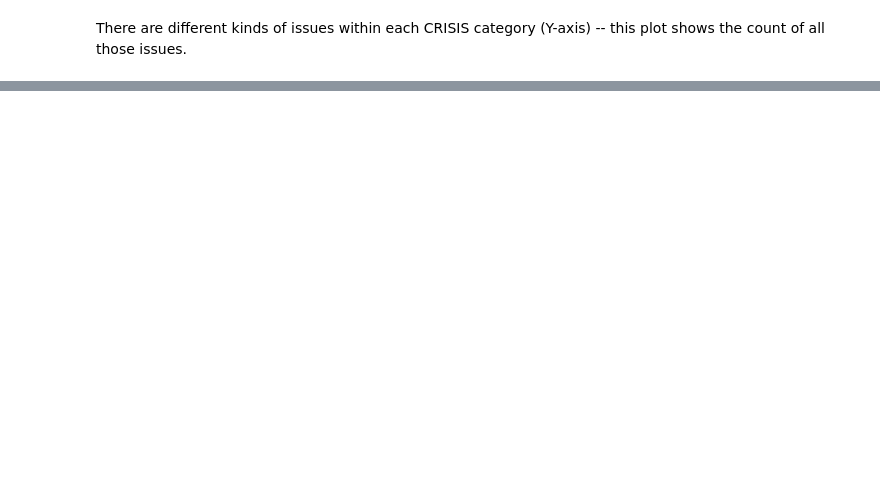
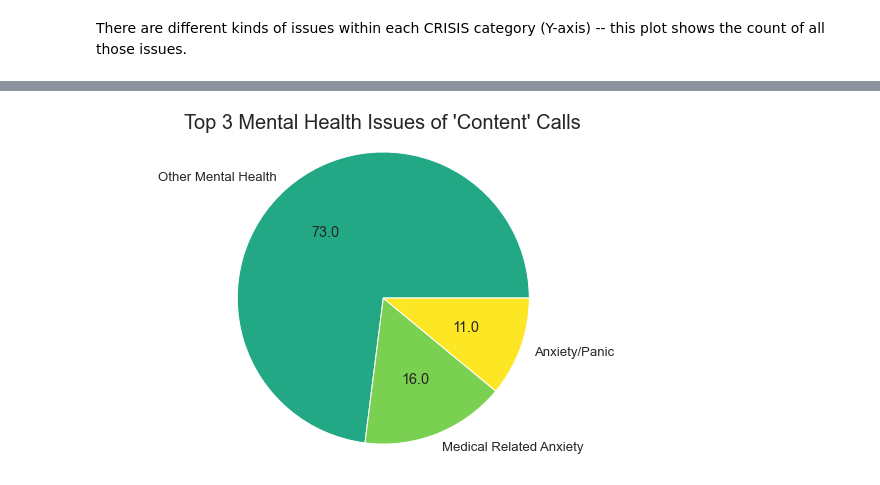
Before and after one commit to NSS-Data-Analytics-Cohort-6/fcs-crisis-data-campers, a Jupyter notebook: notebooks/FCS_project_datacampers.ipynb, the cells around one changed output, grey strips where cells are left out. Saved outputs shown, nothing was run; the diff lists cells and outputs as text; code cells hidden in the pictures; blank space fills up the shorter version.

```diff
--- a/notebooks/FCS_project_datacampers.ipynb
+++ b/notebooks/FCS_project_datacampers.ipynb
@@ -502,0 +774,16 @@ plt.title('Top 5 Emotional State Issues', fontsize=30);
+# %%
+# DO NOT USE this exists solely for me to practice making a pie chart in plt
+labels = 'Other Mental Health', 'Medical Related Anxiety', 'Anxiety/Panic'
+sizes = np.array([73, 16, 11])
+colors = ['#22a884', '#7ad151', '#fde725']
+
+def absolute_value(val):
+    a  = np.round(val/100.*sizes.sum(), 0)
+    return a
+plt.figure(figsize=(10, 6))
+plt.pie(sizes, labels=labels, colors=colors,
+        autopct=absolute_value)
+plt.title("Top 3 Mental Health Issues of 'Content' Calls", fontsize=20)
+plt.axis('equal');
+# %% [output]
+[figure, added]
```
Also changed, not shown: parts of 90 cells of this notebook.
